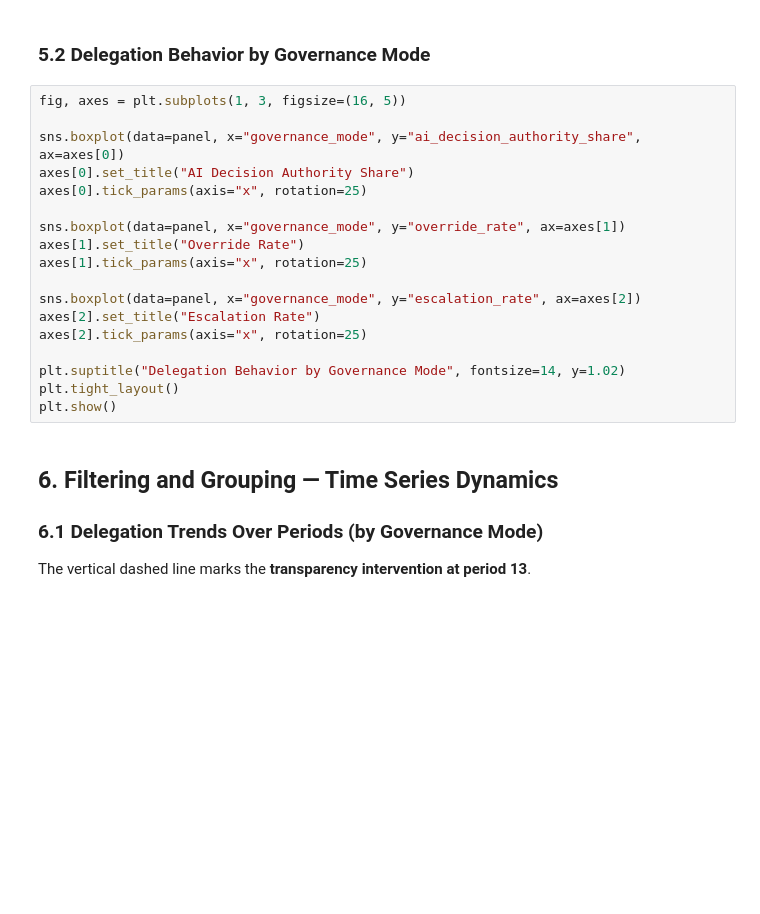
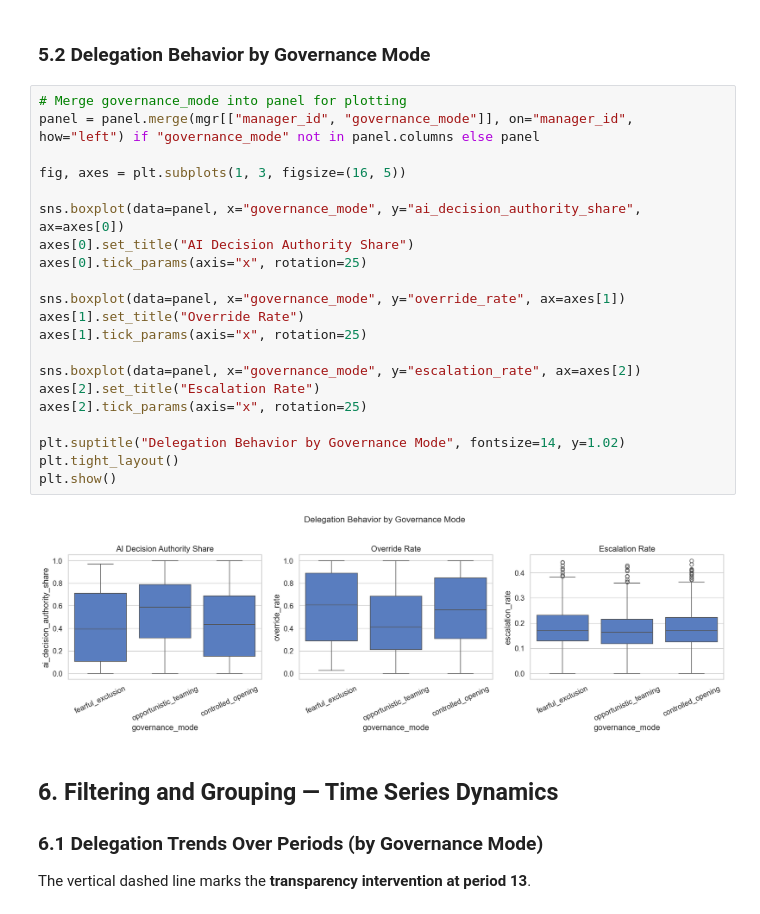
Before and after one commit to kaki1995/Triadic-Human-AI-Delegation, a Jupyter notebook: data_analysis/01_eda.ipynb, the cells around one changed output. Cells and saved outputs as stored; diff of their text form; blank space fills up the shorter version.

```diff
--- a/data_analysis/01_eda.ipynb
+++ b/data_analysis/01_eda.ipynb
@@ -172,23 +362,28 @@ plt.show()
 # %% [markdown]
 ### 5.2 Delegation Behavior by Governance Mode
 # %%
+# Merge governance_mode into panel for plotting
+panel = panel.merge(mgr[["manager_id", "governance_mode"]], on="manager_id", how="left") if "governance_mode" not in panel.columns else panel
+
 fig, axes = plt.subplots(1, 3, figsize=(16, 5))
 
 sns.boxplot(data=panel, x="governance_mode", y="ai_decision_authority_share", ax=axes[0])
 axes[0].set_title("AI Decision Authority Share")
 axes[0].tick_params(axis="x", rotation=25)
 
 sns.boxplot(data=panel, x="governance_mode", y="override_rate", ax=axes[1])
 axes[1].set_title("Override Rate")
 axes[1].tick_params(axis="x", rotation=25)
 
 sns.boxplot(data=panel, x="governance_mode", y="escalation_rate", ax=axes[2])
 axes[2].set_title("Escalation Rate")
 axes[2].tick_params(axis="x", rotation=25)
 
 plt.suptitle("Delegation Behavior by Governance Mode", fontsize=14, y=1.02)
 plt.tight_layout()
 plt.show()
+# %% [output]
+[figure, added]
 # %% [markdown]
 ## 6. Filtering and Grouping — Time Series Dynamics
 
```
Also changed, not shown: parts of 11 cells of this notebook, 2 other files.
